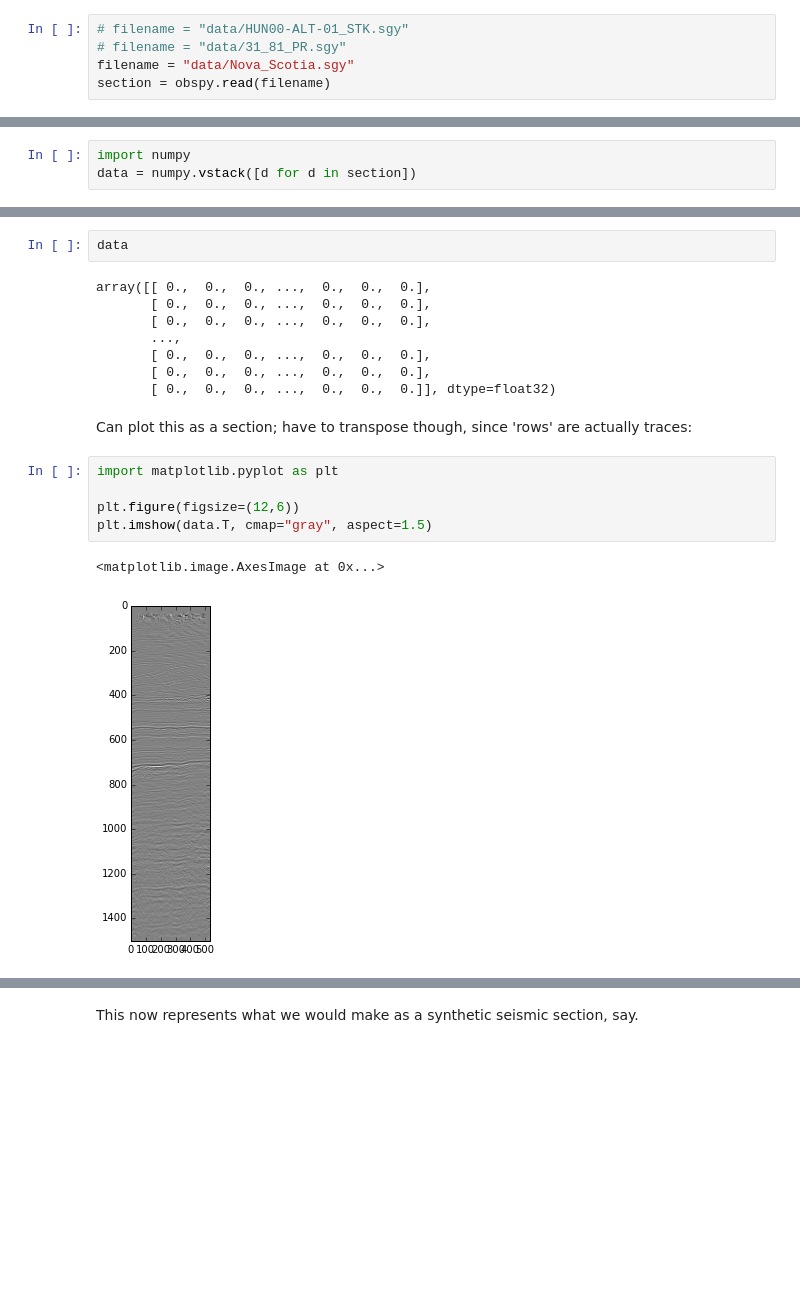
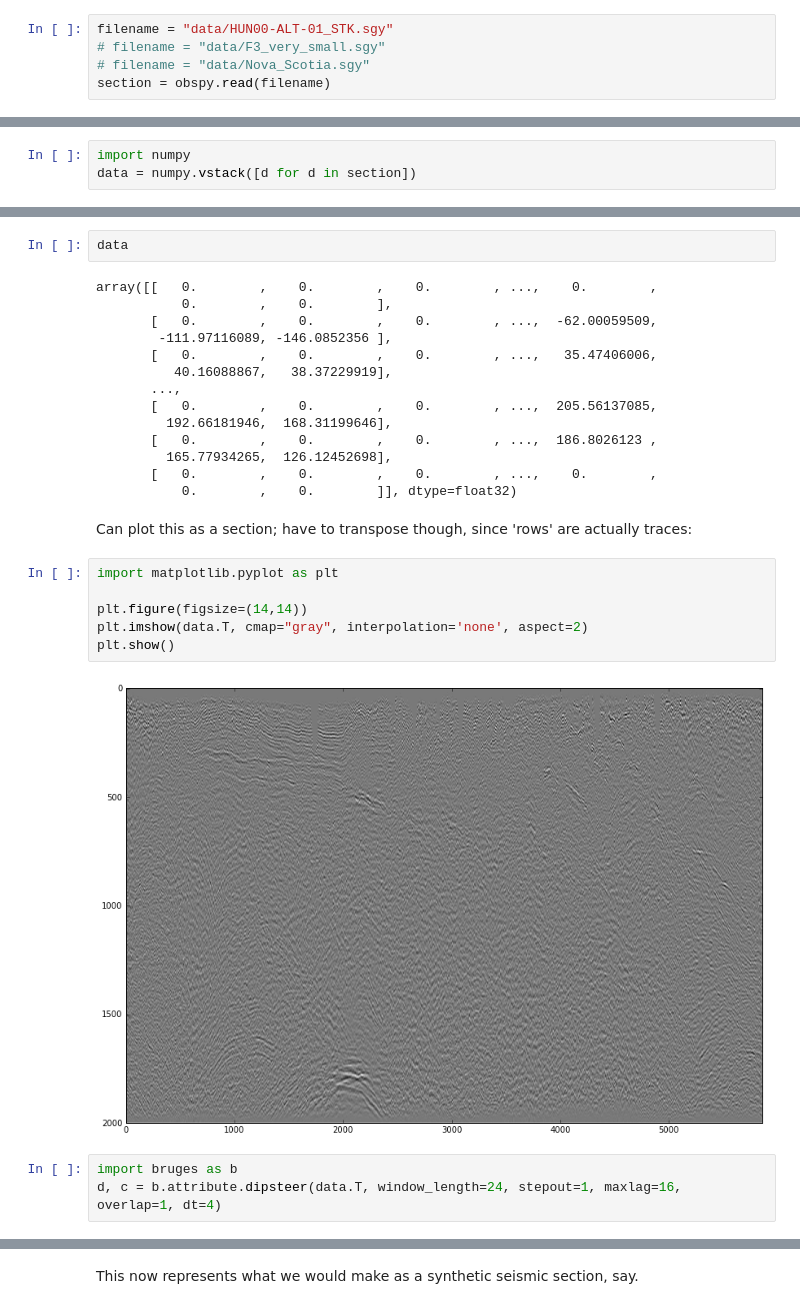
Before and after one commit to kwinkunks/notebooks, a Jupyter notebook: Seismic_read_and_write.ipynb, the cells around one changed output, grey strips where cells are left out. Drawn from its saved outputs; the diff is of its cells as text; blank space fills up the shorter version.

```diff
--- a/Seismic_read_and_write.ipynb
+++ b/Seismic_read_and_write.ipynb
@@ -45,7 +49,7 @@ HUN00-ALT-01_STK.sgy              P-129_striplog_from_image.las
 # %%
-# filename = "data/HUN00-ALT-01_STK.sgy"
-# filename = "data/31_81_PR.sgy"
-filename = "data/Nova_Scotia.sgy"
+filename = "data/HUN00-ALT-01_STK.sgy"
+# filename = "data/F3_very_small.sgy"
+# filename = "data/Nova_Scotia.sgy"
 section = obspy.read(filename)
 # %% [markdown]
 In ObsPy, a `Stream` is a sequence of `Trace` objects.
@@ -82,20 +102,29 @@ data = numpy.vstack([d for d in section])
 # %%
 data
 # %% [output]
-array([[ 0.,  0.,  0., ...,  0.,  0.,  0.],
-       [ 0.,  0.,  0., ...,  0.,  0.,  0.],
-       [ 0.,  0.,  0., ...,  0.,  0.,  0.],
+array([[   0.        ,    0.        ,    0.        , ...,    0.        ,
+           0.        ,    0.        ],
+       [   0.        ,    0.        ,    0.        , ...,  -62.00059509,
+        -111.97116089, -146.0852356 ],
+       [   0.        ,    0.        ,    0.        , ...,   35.47406006,
+          40.16088867,   38.37229919],
        ...,
-       [ 0.,  0.,  0., ...,  0.,  0.,  0.],
-       [ 0.,  0.,  0., ...,  0.,  0.,  0.],
-       [ 0.,  0.,  0., ...,  0.,  0.,  0.]], dtype=float32)
+       [   0.        ,    0.        ,    0.        , ...,  205.56137085,
+         192.66181946,  168.31199646],
+       [   0.        ,    0.        ,    0.        , ...,  186.8026123 ,
+         165.77934265,  126.12452698],
+       [   0.        ,    0.        ,    0.        , ...,    0.        ,
+           0.        ,    0.        ]], dtype=float32)
 # %% [markdown]
 Can plot this as a section; have to transpose though, since 'rows' are actually traces:
 # %%
 import matplotlib.pyplot as plt
 
-plt.figure(figsize=(12,6))
-plt.imshow(data.T, cmap="gray", aspect=1.5)
+plt.figure(figsize=(14,14))
+plt.imshow(data.T, cmap="gray", interpolation='none', aspect=2)
+plt.show()
 # %% [output]
-<matplotlib.image.AxesImage at 0x...>
-[figure, old version]
+[figure, new version]
+# %%
+import bruges as b
+d, c = b.attribute.dipsteer(data.T, window_length=24, stepout=1, maxlag=16, overlap=1, dt=4)
```
Also changed, not shown: parts of 25 cells of this notebook, 10 other files.
